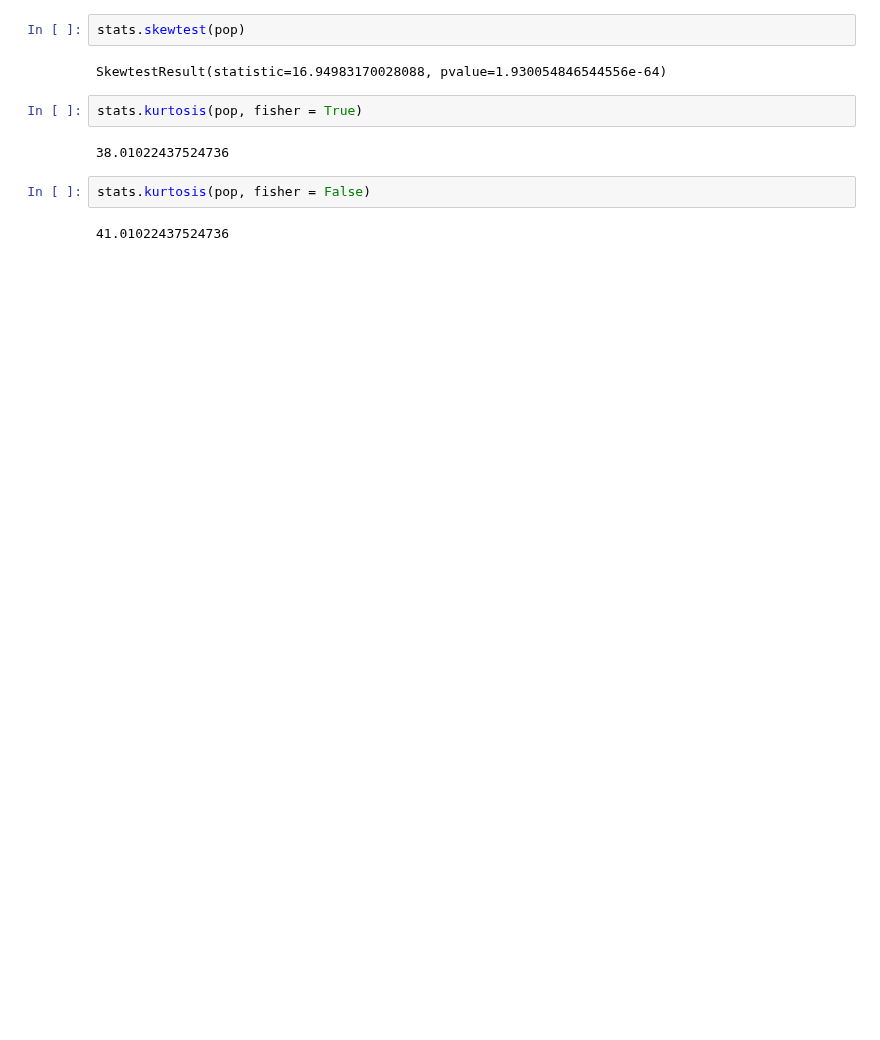
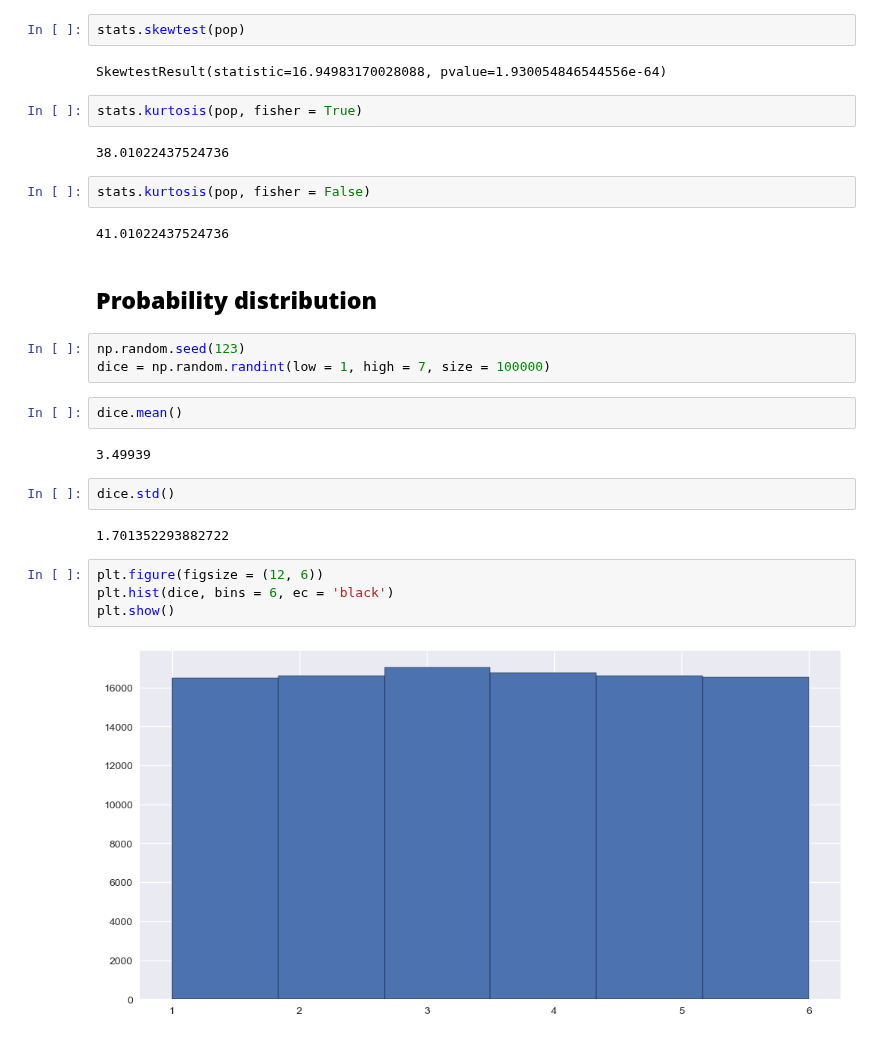
Before and after one commit to alchemistbg/udemy-the-complete-pandas-bootcamp, a Jupyter notebook: Section-32/Statistical_concepts.ipynb, the cells around one changed output. Drawn from its saved outputs; the diff is of its cells as text; blank space fills up the shorter version.

```diff
--- a/Section-32/Statistical_concepts.ipynb
+++ b/Section-32/Statistical_concepts.ipynb
@@ -250,3 +258,22 @@ stats.kurtosis(pop, fisher = True)
 stats.kurtosis(pop, fisher = False)
 # %% [output]
 41.01022437524736
+# %% [markdown]
+## **Probability distribution**
+# %%
+np.random.seed(123)
+dice = np.random.randint(low = 1, high = 7, size = 100000)
+# %%
+dice.mean()
+# %% [output]
+3.49939
+# %%
+dice.std()
+# %% [output]
+1.701352293882722
+# %%
+plt.figure(figsize = (12, 6))
+plt.hist(dice, bins = 6, ec = 'black')
+plt.show()
+# %% [output]
+[figure, added]
```
Also changed, not shown: parts of 13 cells of this notebook, 3 other files.
